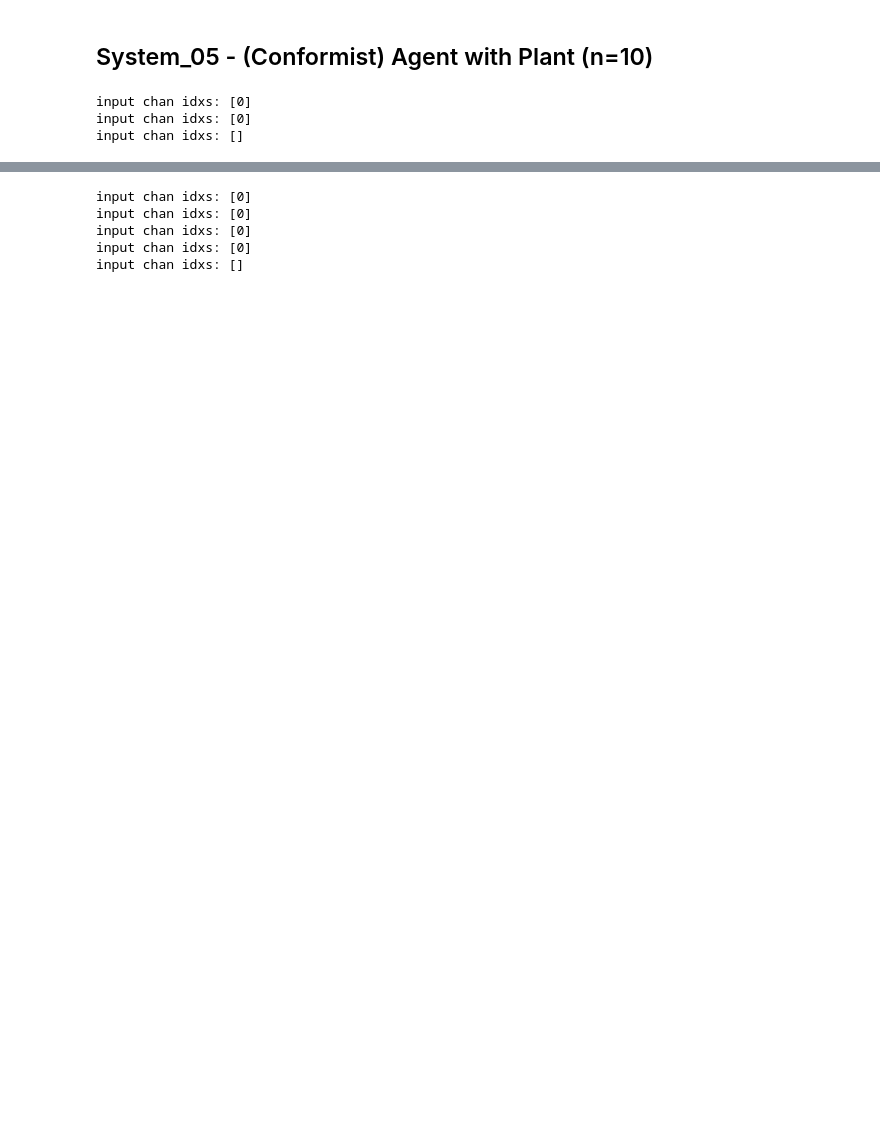
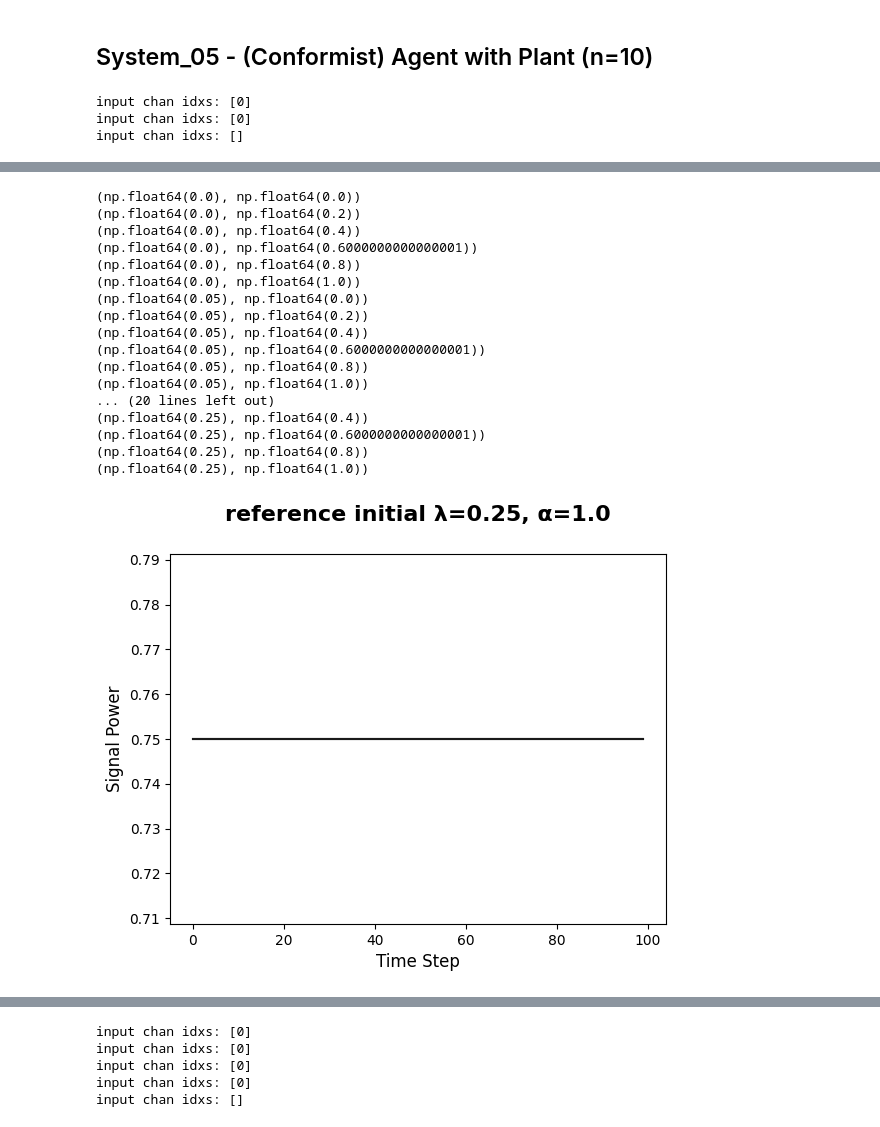
Before and after one commit to jprod/Control, a Jupyter notebook: for_paper_refactor.ipynb, the cells around one changed output, grey strips where cells are left out. Cells and saved outputs as stored; diff of their text form; code cells hidden in the pictures; blank space fills up the shorter version.

```diff
--- a/for_paper_refactor.ipynb
+++ b/for_paper_refactor.ipynb
@@ -298 +517,28 @@ for i in range(sysout.shape[1]):
+# %%
+for l in np.linspace(0,0.25,6):
+    for a in np.linspace(0,1,6):
+        print((l,a))
+        # cont02(l, a)
+        # cont02(l, a, seed=np.random.randint(1, 100000000, 20))
+# cont02(l=0.05, a=0.99, ts=1000)
+# cont02(l=1, a=0.6, seed=np.random.randint(1, 100000000, 20), ts=1000)
+# %% [output]
+(np.float64(0.0), np.float64(0.0))
+(np.float64(0.0), np.float64(0.2))
+(np.float64(0.0), np.float64(0.4))
+(np.float64(0.0), np.float64(0.6000000000000001))
+(np.float64(0.0), np.float64(0.8))
+(np.float64(0.0), np.float64(1.0))
+(np.float64(0.05), np.float64(0.0))
+(np.float64(0.05), np.float64(0.2))
+(np.float64(0.05), np.float64(0.4))
+(np.float64(0.05), np.float64(0.6000000000000001))
+(np.float64(0.05), np.float64(0.8))
+(np.float64(0.05), np.float64(1.0))
+... (20 lines left out)
+(np.float64(0.25), np.float64(0.4))
+(np.float64(0.25), np.float64(0.6000000000000001))
+(np.float64(0.25), np.float64(0.8))
+(np.float64(0.25), np.float64(1.0))
+[figure, added]
 # %% [markdown]
```
Also changed, not shown: parts of 61 cells of this notebook.
